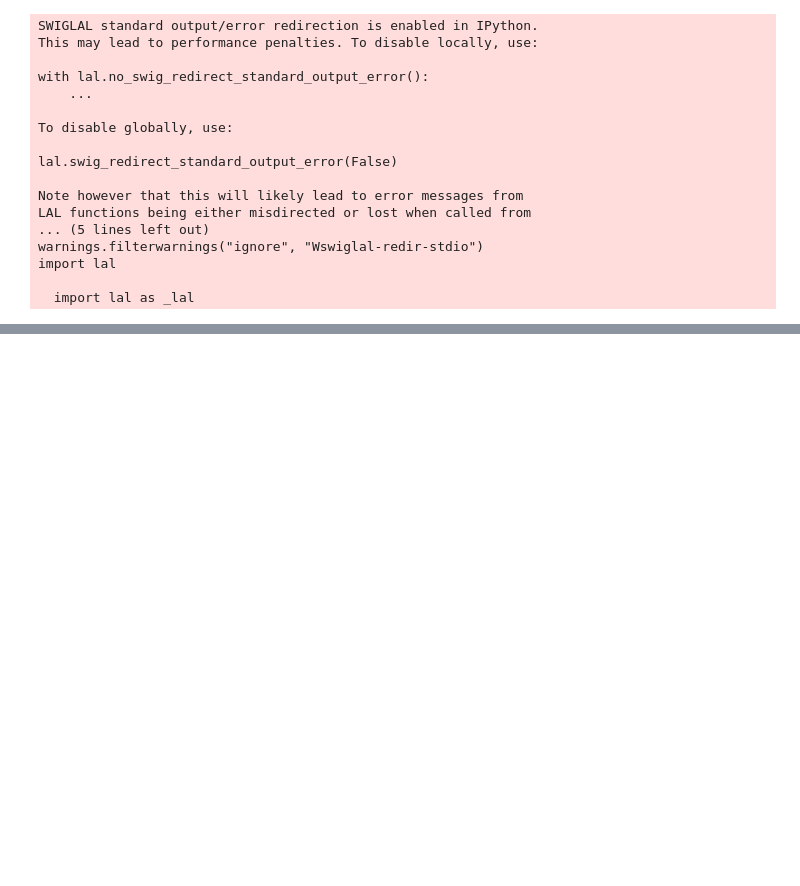
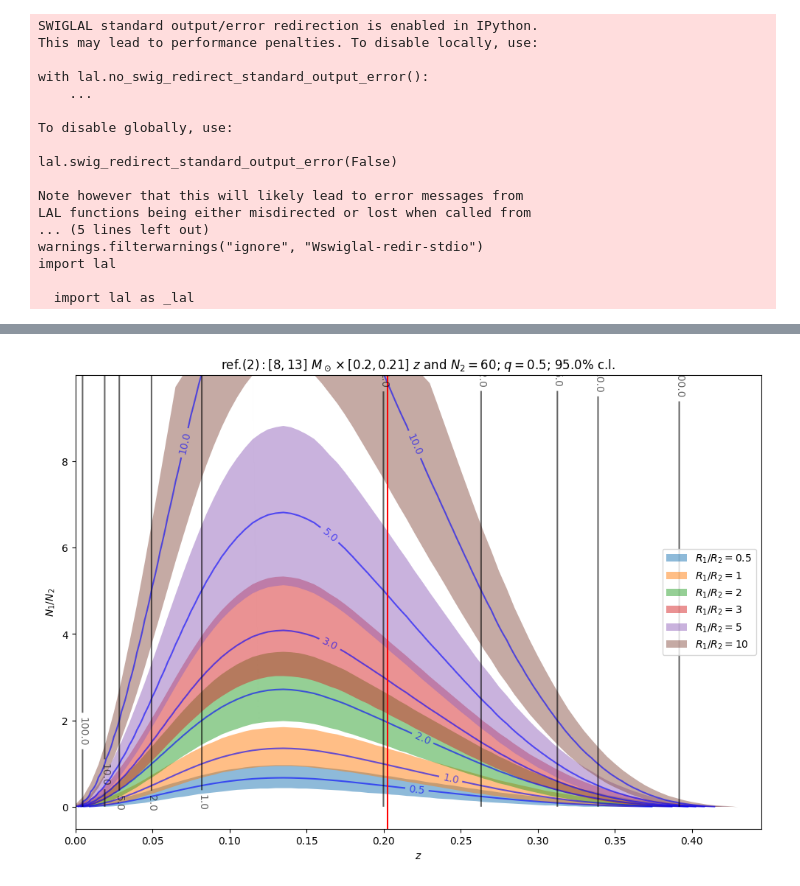
Before and after one commit to F3Solid/master_thesis, a Jupyter notebook: bin_comparison_map_1.ipynb, the cells around one changed output, grey strips where cells are left out. Cells and saved outputs as stored; diff of their text form; code cells hidden in the pictures; blank space fills up the shorter version.

```diff
--- a/bin_comparison_map_1.ipynb
+++ b/bin_comparison_map_1.ipynb
@@ -235,0 +275,37 @@ plt.show()
+# %%
+fig, ax = plt.subplots(figsize=(12, 8))
+
+ax.set_title(r'$\text{{ref.(2)}}: [{0}, {1}]\ M_\odot \times [{2}, {3}]\ z$ and $N_2 = {4}$; $q = {5}$; {6}% c.l.'.format(bin2_ref.minf,
+                                                                                                                       bin2_ref.msup,
+                                                                                                                       bin2_ref.zinf,
+                                                                                                                       np.format_float_positional(bin2_ref.zsup, 2),
+                                                                                                                       N2_ref,
+                                                                                                                       q,
+                                                                                                                       cl * 100))
+
+ax.set_xlabel(r'$z$')
+ax.set_ylabel(r'$N_1 / N_2$')
+
+# R_1 / R_2 confidence intervals for multiple values of R1_R2_ref and
+for inf, sup, lb in zip(inf_lvl_alpha, sup_lvl_alpha, R1_R2_ref_list):
+    ax.fill_between(zinf_axis, inf, sup, alpha=0.5,
+                    label=r'$R_1 / R_2 = {0}$'.format(lb))
+
+# R1/R2 Contour levels
+cf = ax.contour(zinf_axis, N1_N2_axis, R1_R2_CI_array[:, :, 1],
+                levels=R1_R2_ref_list, colors='blue', alpha=0.6)
+ax.clabel(cf)
+
+# a contour levels
+cf = ax.contour(zinf_axis, N1_N2_axis, R1_R2_a_array,
+                levels=[0.5, 1, 2, 5, 10, 100], colors='black', alpha=0.6)
+ax.clabel(cf)
+
+# Reference line for the reference bin
+ax.axvline((bin2_ref.zinf + bin2_ref.zsup) / 2, color='red')
+
+ax.legend()
+
+plt.show()
+# %% [output]
+[figure, added]
```
Also changed, not shown: parts of 9 cells of this notebook.
